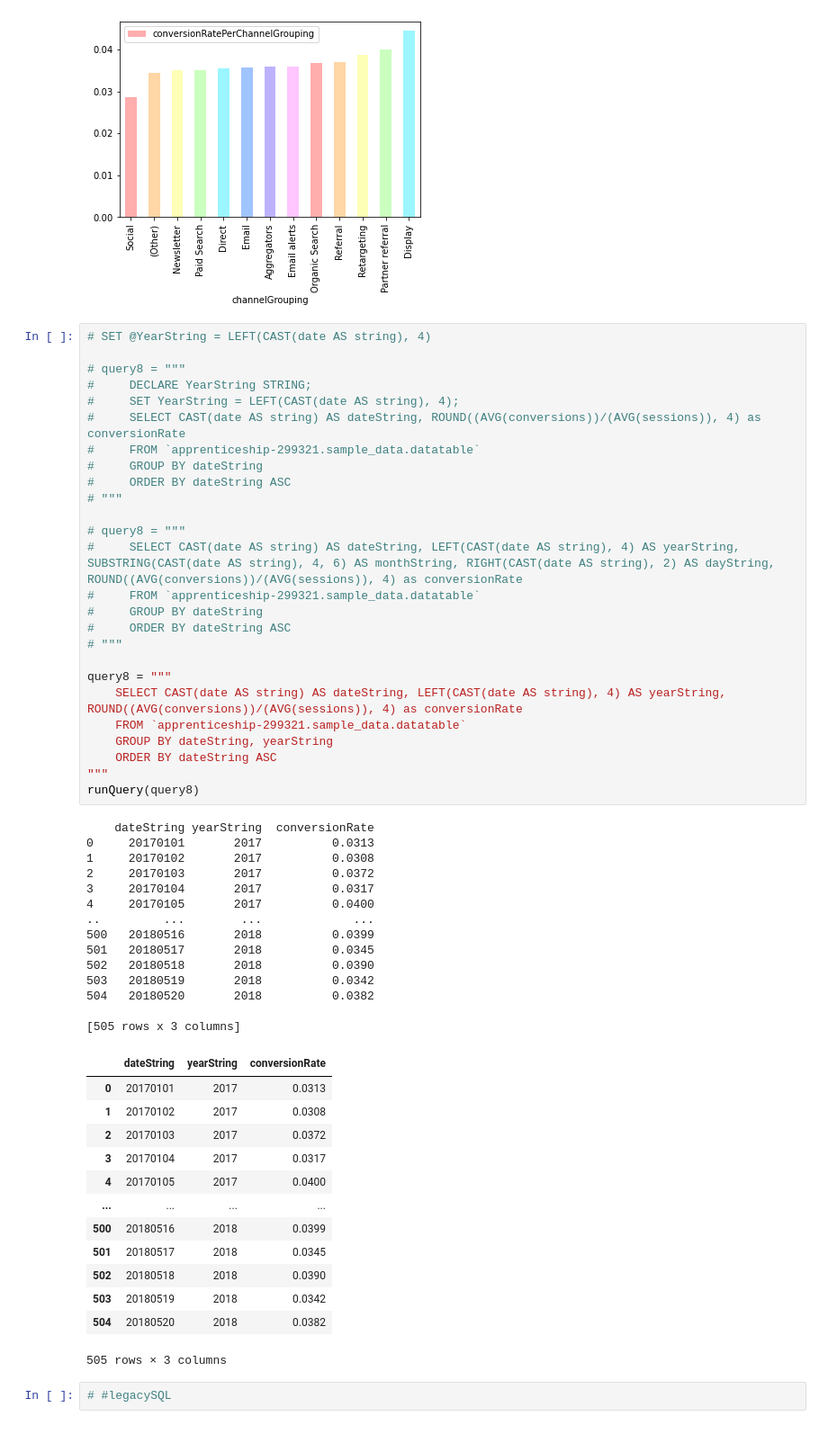
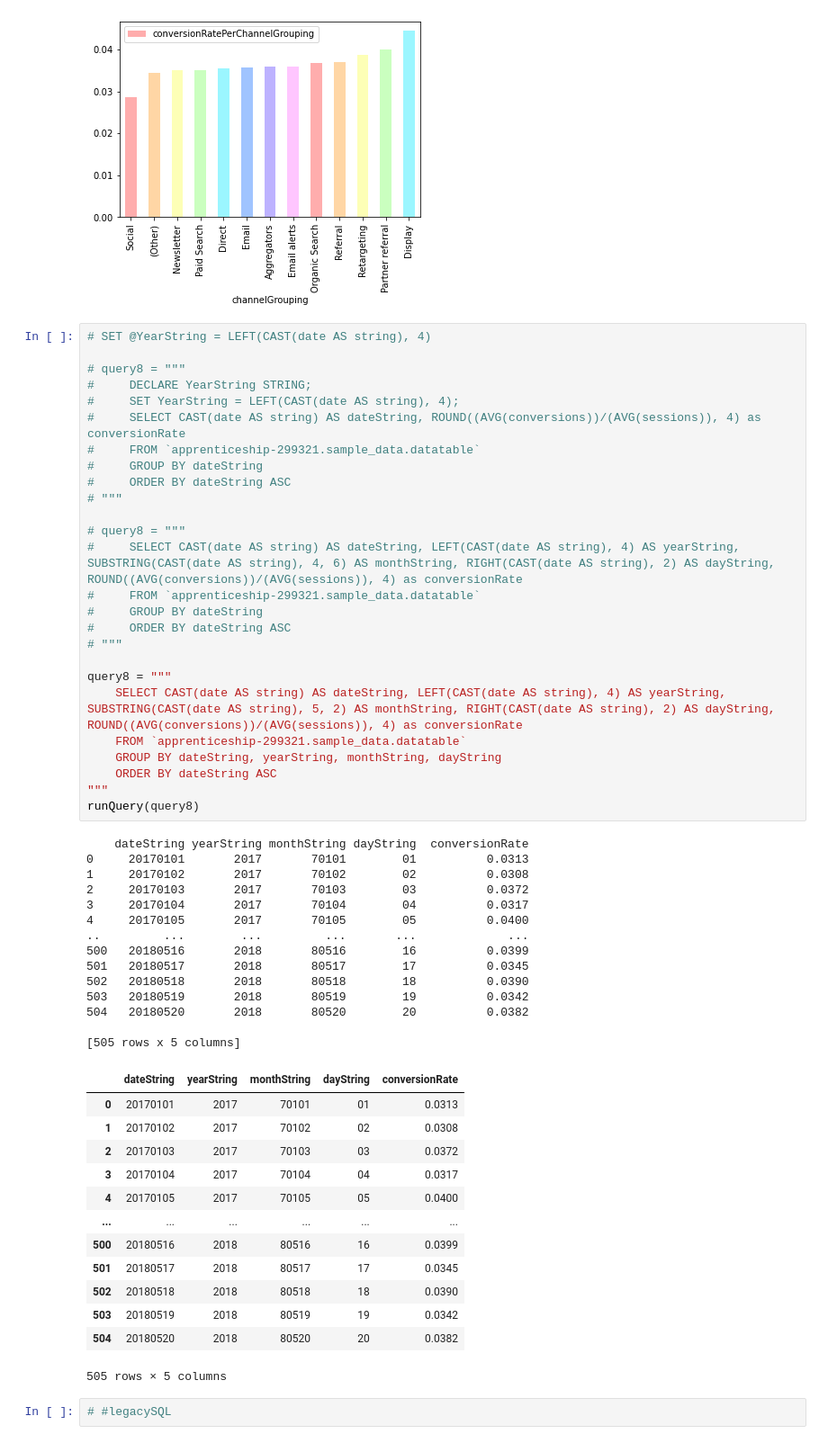
Before and after one commit to Coletterbox/More-BigQuery-with-Python, a Jupyter notebook: queriesWithGraphs3.ipynb, the cells around one changed output. Shown at 90% size. Drawn from its saved outputs; the diff is of its cells as text.

Commit message:
Split date string into components

```diff
--- a/queriesWithGraphs3.ipynb
+++ b/queriesWithGraphs3.ipynb
@@ -178,56 +178,56 @@ runQuery(query7).plot.bar(x='channelGrouping', y='conversionRatePerChannelGroupi
 # %%
 # SET @YearString = LEFT(CAST(date AS string), 4)
 
 # query8 = """
 #     DECLARE YearString STRING;
 #     SET YearString = LEFT(CAST(date AS string), 4);
 #     SELECT CAST(date AS string) AS dateString, ROUND((AVG(conversions))/(AVG(sessions)), 4) as conversionRate
 #     FROM `apprenticeship-299321.sample_data.datatable`
 #     GROUP BY dateString
 #     ORDER BY dateString ASC
 # """
 
 # query8 = """
 #     SELECT CAST(date AS string) AS dateString, LEFT(CAST(date AS string), 4) AS yearString, SUBSTRING(CAST(date AS string), 4, 6) AS monthString, RIGHT(CAST(date AS string), 2) AS dayString, ROUND((AVG(conversions))/(AVG(sessions)), 4) as conversionRate
 #     FROM `apprenticeship-299321.sample_data.datatable`
 #     GROUP BY dateString
 #     ORDER BY dateString ASC
 # """
 
 query8 = """
-    SELECT CAST(date AS string) AS dateString, LEFT(CAST(date AS string), 4) AS yearString, ROUND((AVG(conversions))/(AVG(sessions)), 4) as conversionRate
+    SELECT CAST(date AS string) AS dateString, LEFT(CAST(date AS string), 4) AS yearString, SUBSTRING(CAST(date AS string), 5, 2) AS monthString, RIGHT(CAST(date AS string), 2) AS dayString, ROUND((AVG(conversions))/(AVG(sessions)), 4) as conversionRate
     FROM `apprenticeship-299321.sample_data.datatable`
-    GROUP BY dateString, yearString
+    GROUP BY dateString, yearString, monthString, dayString
     ORDER BY dateString ASC
 """
 runQuery(query8)
 # %% [output]
-    dateString yearString  conversionRate
-0     20170101       2017          0.0313
-1     20170102       2017          0.0308
-2     20170103       2017          0.0372
-3     20170104       2017          0.0317
-4     20170105       2017          0.0400
-..         ...        ...             ...
-500   20180516       2018          0.0399
-501   20180517       2018          0.0345
-502   20180518       2018          0.0390
-503   20180519       2018          0.0342
-504   20180520       2018          0.0382
+    dateString yearString monthString dayString  conversionRate
+0     20170101       2017       70101        01          0.0313
+1     20170102       2017       70102        02          0.0308
+2     20170103       2017       70103        03          0.0372
+3     20170104       2017       70104        04          0.0317
+4     20170105       2017       70105        05          0.0400
+..         ...        ...         ...       ...             ...
+500   20180516       2018       80516        16          0.0399
+501   20180517       2018       80517        17          0.0345
+502   20180518       2018       80518        18          0.0390
+503   20180519       2018       80519        19          0.0342
+504   20180520       2018       80520        20          0.0382
 
-[505 rows x 3 columns]
+[505 rows x 5 columns]
-|  | dateString | yearString | conversionRate |
-| 0 | 20170101 | 2017 | 0.0313 |
-| 1 | 20170102 | 2017 | 0.0308 |
-| 2 | 20170103 | 2017 | 0.0372 |
-| 3 | 20170104 | 2017 | 0.0317 |
-| 4 | 20170105 | 2017 | 0.0400 |
-| ... | ... | ... | ... |
-| 500 | 20180516 | 2018 | 0.0399 |
-| 501 | 20180517 | 2018 | 0.0345 |
-| 502 | 20180518 | 2018 | 0.0390 |
-| 503 | 20180519 | 2018 | 0.0342 |
-| 504 | 20180520 | 2018 | 0.0382 |
+|  | dateString | yearString | monthString | dayString | conversionRate |
+| 0 | 20170101 | 2017 | 70101 | 01 | 0.0313 |
+| 1 | 20170102 | 2017 | 70102 | 02 | 0.0308 |
+| 2 | 20170103 | 2017 | 70103 | 03 | 0.0372 |
+| 3 | 20170104 | 2017 | 70104 | 04 | 0.0317 |
+| 4 | 20170105 | 2017 | 70105 | 05 | 0.0400 |
+| ... | ... | ... | ... | ... | ... |
+| 500 | 20180516 | 2018 | 80516 | 16 | 0.0399 |
+| 501 | 20180517 | 2018 | 80517 | 17 | 0.0345 |
+| 502 | 20180518 | 2018 | 80518 | 18 | 0.0390 |
+| 503 | 20180519 | 2018 | 80519 | 19 | 0.0342 |
+| 504 | 20180520 | 2018 | 80520 | 20 | 0.0382 |
-505 rows × 3 columns
+505 rows × 5 columns
 # %%
 # #legacySQL
```
